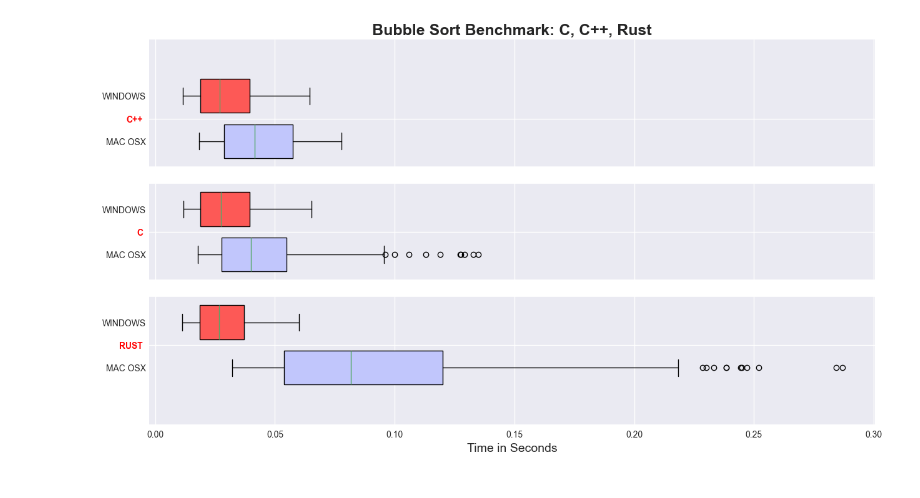
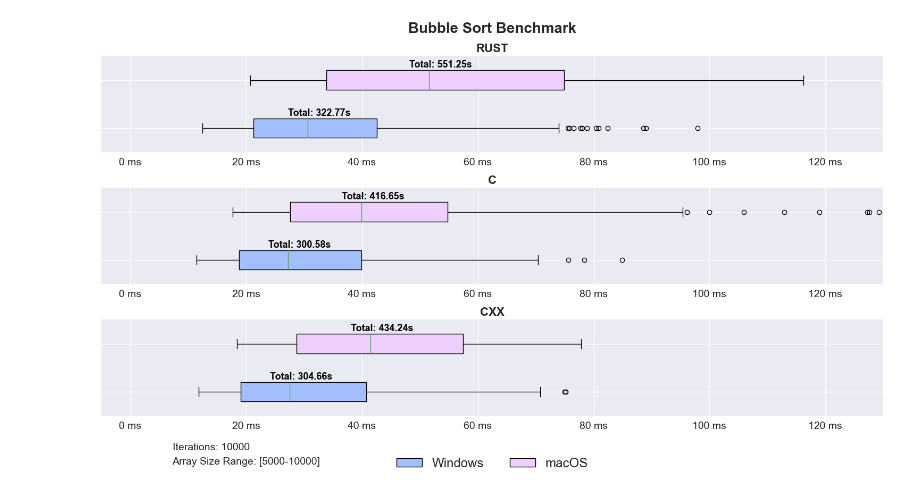
Before and after one commit to denmarkx/rust-performance-analysis, a Jupyter notebook: benchmark_data/final_report_notebook.ipynb, the cells around one changed output. Cells and saved outputs as stored; diff of their text form; code cells hidden in the pictures.

Commit message:
benchmark_data: final datasets and notebook.

```diff
--- a/benchmark_data/final_report_notebook.ipynb
+++ b/benchmark_data/final_report_notebook.ipynb
@@ -16,38 +17,54 @@ FRIENDLY_NAMES = {
 # %%
 # GRAPH A: A Direct Benchmark Between Rust, C, and C++ (FINAL)
 df_win32 = pl.read_parquet("bubble-win32.parquet").select(["RUST", "C", "CXX"])
 df_osx = pl.read_parquet("bubble-darwin.parquet").select(["RUST", "C", "CXX"])
 
-fig, ax = plt.subplots(figsize=(15, 8))
 
 # In hindsight, the language should've been its own column to make it easier for mpl to graph.
 WIN_POS_START_DELTA = [0.2, 1.0]
 OSX_POS_START_DELTA = [-0.2, 1.0]
-BAR_WIDTH = 0.3
+BAR_WIDTH = 0.4
 
-for i, column in enumerate(df_win32.columns):
+def format_time(_x, pos, _ax):
+    # Seconds -> MS
+    _x *= 1000
+    return f'{_x:.0f} ms'
+
+fig, axes = plt.subplots(3, 1, figsize=(15, 8))
+for i, (column, osx_column) in enumerate(zip(df_win32.columns, df_osx.columns)):
+    ax = axes[i]
     win_plot = ax.boxplot(df_win32.select(pl.col(column)), orientation="horizontal", patch_artist=True,
-               label=[column], positions=[WIN_POS_START_DELTA[0] + WIN_POS_START_DELTA[1] * i], widths=[BAR_WIDTH])
+               label=["" if i >= 1 else "Windows"], positions=[0], widths=[BAR_WIDTH])
+    total = ax.annotate("Total: %.2fs" % (df_win32[column].sum()), xy=(df_win32[column].median() + 0.002, .27),
+                        fontweight="bold", color="black", fontsize=13)
+    total.set_horizontalalignment("center")
+
     for box in win_plot["boxes"]:
-        box.set_facecolor("xkcd:grapefruit")
-for i, column in enumerate(df_osx.columns):
+        box.set_facecolor("xkcd:pastel blue")
+
     osx_plot = ax.boxplot(df_osx.select(pl.col(column)), orientation="horizontal", patch_artist=True,
-           label=[column], positions=[OSX_POS_START_DELTA[0] + OSX_POS_START_DELTA[1] * i], widths=[BAR_WIDTH])
+                label=["" if i >= 1 else "macOS"], positions=[1], widths=[BAR_WIDTH])
+    total = ax.annotate("Total: %.2fs" % (df_osx[column].sum()), xy=(df_osx[column].median() + 0.002, 1.27),
+                        fontweight="bold", color="black", fontsize=13)
+    total.set_horizontalalignment("center")
 
     for box in osx_plot["boxes"]:
-        box.set_facecolor("xkcd:light periwinkle")
+        box.set_facecolor("xkcd:pale lavender")
 
-ax.axhline(y=0.5, color="white", lw=20)
-ax.axhline(y=1.5, color="white", lw=20)
+    ax.xaxis.set_major_formatter(FuncFormatter(lambda x, y, ax=ax : format_time(x, y, ax)))
+    ax.set_yticklabels(["", ""])
+    ax.set_xticks(axes[0].get_xticks().tolist())
+    ax.set_xticklabels(axes[0].get_xticklabels(), fontsize=14)
+    ax.set_title(column, fontweight="bold", fontsize=16)
+    ax.set_xlim(-0.005, 0.13)
 
-ax.set_yticks([0.2, -0.2, 1.2, 0.8, 2.2, 1.8], minor=True)
-ax.set_yticklabels(["WINDOWS", "MAC OSX", "WINDOWS", "MAC OSX", "WINDOWS", "MAC OSX"],
-                   minor=True, fontweight="bold", fontsize=12)
-ax.set_yticks(range(3))
-ax.set_yticklabels(["RUST", "C", "C++"], fontsize=10, color="red", fontweight="bold");
-ax.set_title("Bubble Sort Benchmark: C, C++, Rust", fontsize=18, fontweight="bold")
-ax.set_xlabel("Time in Seconds", fontsize=14);
+fig.legend(loc='lower center', bbox_to_anchor=(0.5, -0.1), ncol=2, fontsize="xx-large")
+plt.text(0.014, -1.2, "Iterations: 10000", dict(size=14), in_layout=False).set_horizontalalignment("center")
+plt.text(0.02, -1.5, "Array Size Range: [5000-10000]", dict(size=14), in_layout=False).set_horizontalalignment("center")
+plt.savefig("Figure_1.png", dpi=350, bbox_inches="tight")
+fig.suptitle("Bubble Sort Benchmark", fontsize=20, fontweight="bold")
+fig.tight_layout()
 # %% [output]
-[figure, old version]
+[figure, new version]
 # %%
 # GRAPH 2: Benchmarking Unsafe vs Safe Rust -- Bubble, Insertion, and Quick Sort. (Low, Mid, High)
```
Also changed, not shown: parts of 5 cells of this notebook, 13 other files.
